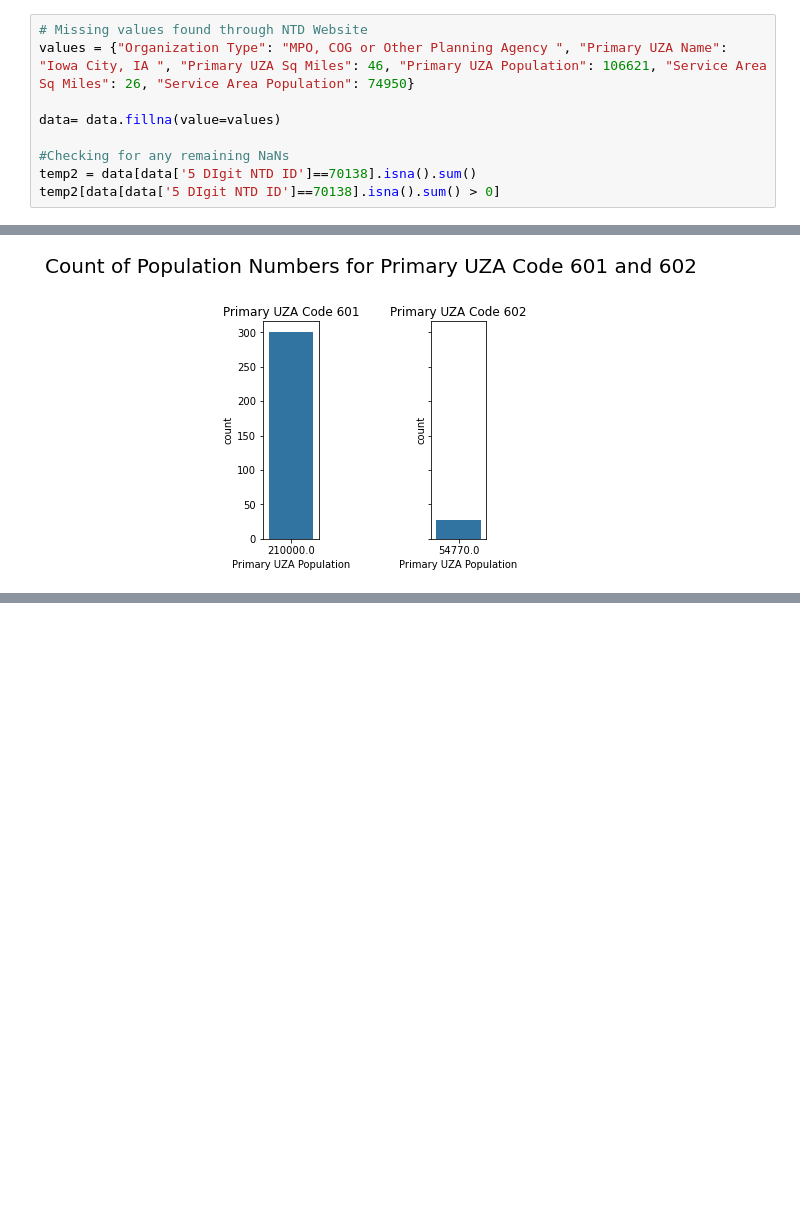
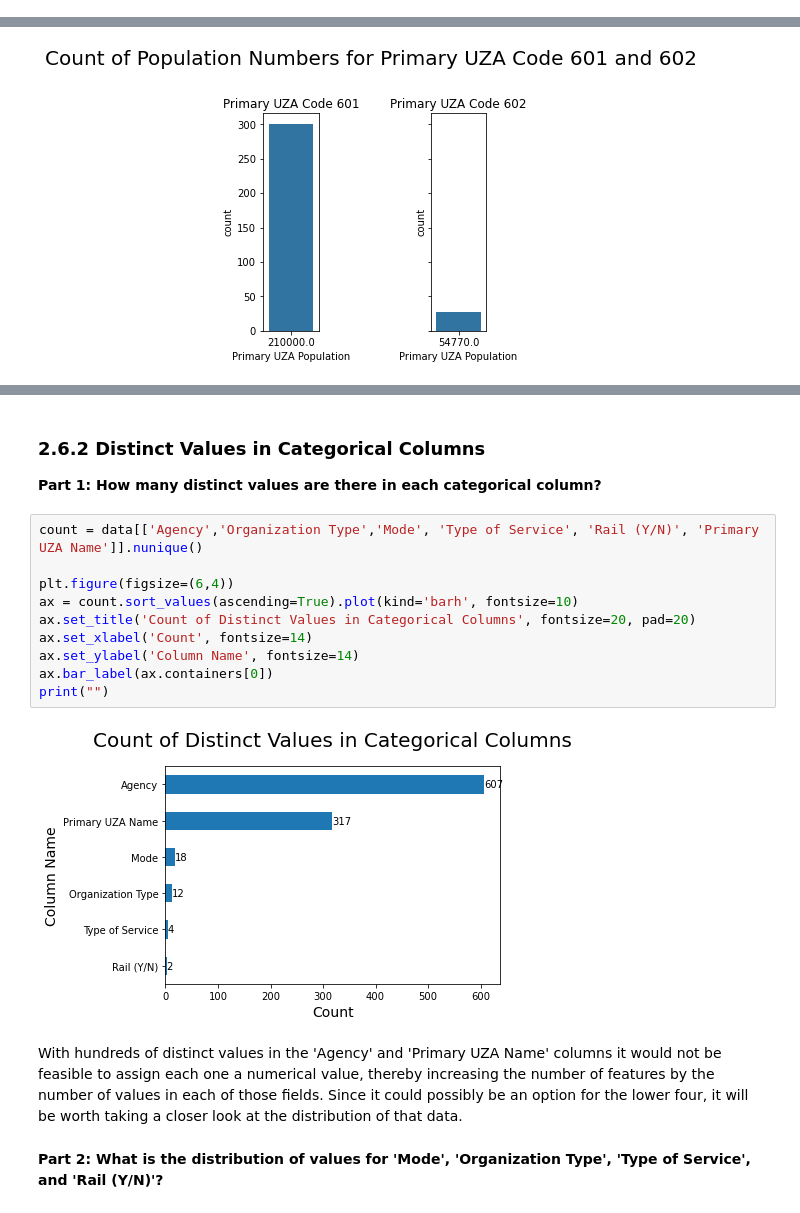
Before and after one commit to tamarahorne/Springboard, a Jupyter notebook: Capstone Project 2/notebooks/03_NTD_exploratory_data_analysis.ipynb, the cells around one changed output, grey strips where cells are left out. Saved outputs shown, nothing was run; the diff lists cells and outputs as text; blank space fills up the shorter version.

```diff
--- a/Capstone Project 2/notebooks/03_NTD_exploratory_data_analysis.ipynb
+++ b/Capstone Project 2/notebooks/03_NTD_exploratory_data_analysis.ipynb
@@ -83,9 +127,0 @@ dtype: int64
-# %%
-# Missing values found through NTD Website
-values = {"Organization Type": "MPO, COG or Other Planning Agency ", "Primary UZA Name": "Iowa City, IA ", "Primary UZA Sq Miles": 46, "Primary UZA Population": 106621, "Service Area Sq Miles": 26, "Service Area Population": 74950}
-
-data= data.fillna(value=values)
-
-#Checking for any remaining NaNs
-temp2 = data[data['5 DIgit NTD ID']==70138].isna().sum()
-temp2[data[data['5 DIgit NTD ID']==70138].isna().sum() > 0]
@@ -404,0 +213,20 @@ Note to Self: FTA regions [FTA Regions](https://www.transit.dot.gov/about/region
+# %% [markdown]
+### 2.6.2 Distinct Values in Categorical Columns
+<a id='2.6.2_Distinct_Values_in_Categorical_Columns'></a>
+**Part 1: How many distinct values are there in each categorical column?**
+# %%
+count = data[['Agency','Organization Type','Mode', 'Type of Service', 'Rail (Y/N)', 'Primary UZA Name']].nunique()
+
+plt.figure(figsize=(6,4))
+ax = count.sort_values(ascending=True).plot(kind='barh', fontsize=10)
+ax.set_title('Count of Distinct Values in Categorical Columns', fontsize=20, pad=20)
+ax.set_xlabel('Count', fontsize=14)
+ax.set_ylabel('Column Name', fontsize=14)
+ax.bar_label(ax.containers[0])
+print("")
+# %% [output]
+[figure, added]
+# %% [markdown]
+With hundreds of distinct values in the 'Agency' and 'Primary UZA Name' columns it would not be feasible to assign each one a numerical value, thereby increasing the number of features by the number of values in each of those fields. Since it could possibly be an option for the lower four, it will be worth taking a closer look at the distribution of that data.
+# %% [markdown]
+**Part 2: What is the distribution of values for 'Mode', 'Organization Type', 'Type of Service', and 'Rail (Y/N)'?**
```
Also changed, not shown: parts of 109 cells of this notebook, 2 other files.
